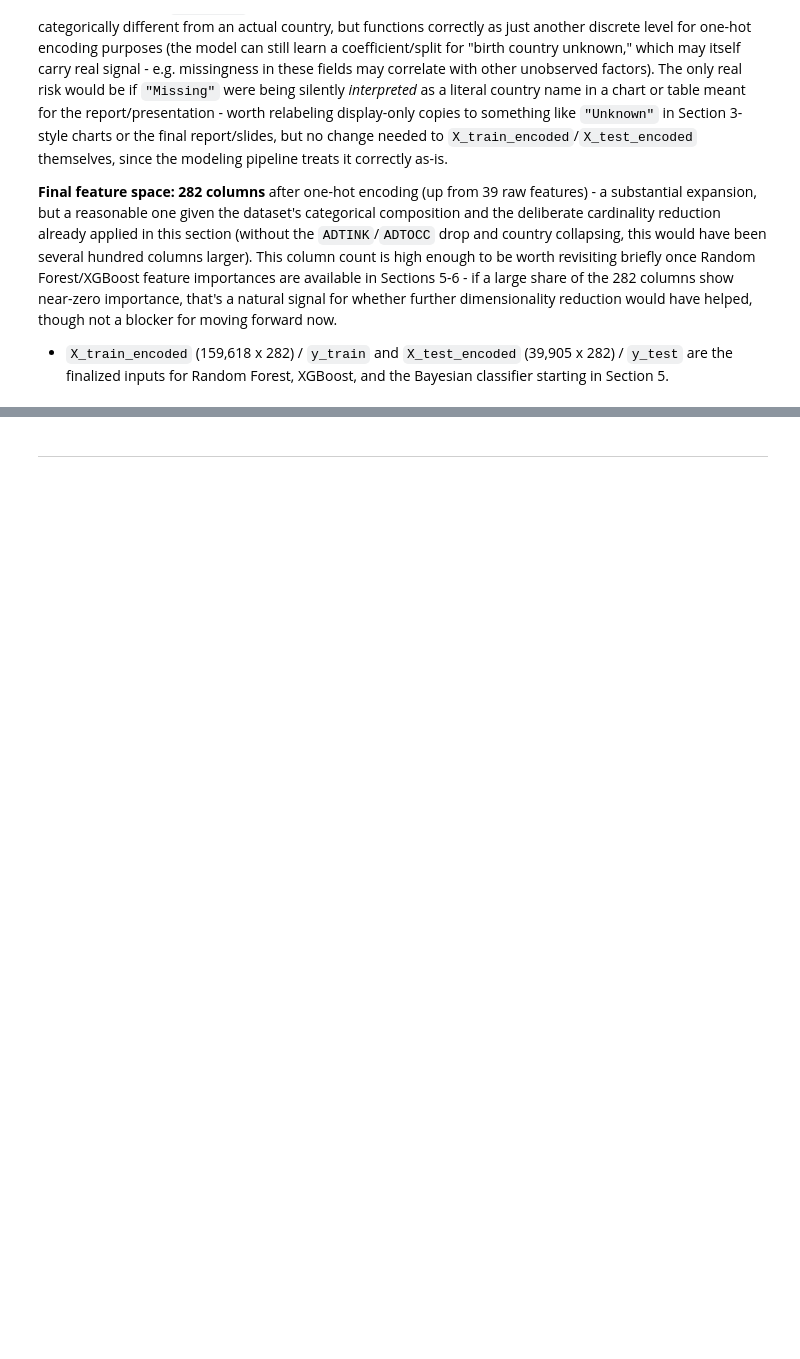
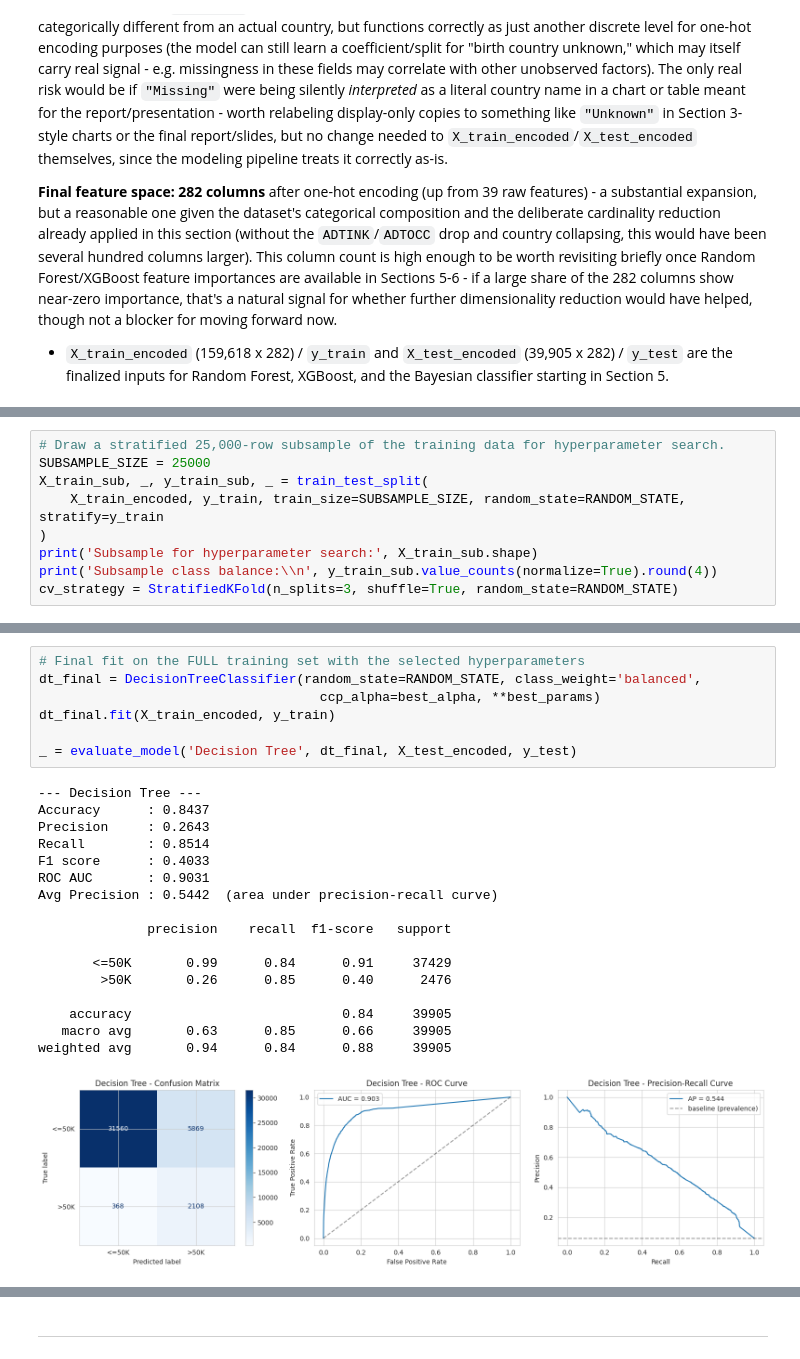
Before and after one commit to zendevs-uta/DataMining, a Jupyter notebook: Data_Final.ipynb, the cells around one changed output, grey strips where cells are left out. Cells and saved outputs as stored; diff of their text form; blank space fills up the shorter version.

```diff
--- a/Data_Final.ipynb
+++ b/Data_Final.ipynb
@@ -1310,0 +1388,9 @@ a blocker for moving forward now.
+# %%
+# Draw a stratified 25,000-row subsample of the training data for hyperparameter search.
+SUBSAMPLE_SIZE = 25000
+X_train_sub, _, y_train_sub, _ = train_test_split(
+    X_train_encoded, y_train, train_size=SUBSAMPLE_SIZE, random_state=RANDOM_STATE, stratify=y_train
+)
+print('Subsample for hyperparameter search:', X_train_sub.shape)
+print('Subsample class balance:\\n', y_train_sub.value_counts(normalize=True).round(4))
+cv_strategy = StratifiedKFold(n_splits=3, shuffle=True, random_state=RANDOM_STATE)
@@ -1310,0 +1449,25 @@ a blocker for moving forward now.
+# %%
+# Final fit on the FULL training set with the selected hyperparameters
+dt_final = DecisionTreeClassifier(random_state=RANDOM_STATE, class_weight='balanced',
+                                    ccp_alpha=best_alpha, **best_params)
+dt_final.fit(X_train_encoded, y_train)
+
+_ = evaluate_model('Decision Tree', dt_final, X_test_encoded, y_test)
+# %% [output]
+--- Decision Tree ---
+Accuracy      : 0.8437
+Precision     : 0.2643
+Recall        : 0.8514
+F1 score      : 0.4033
+ROC AUC       : 0.9031
+Avg Precision : 0.5442  (area under precision-recall curve)
+
+              precision    recall  f1-score   support
+
+       <=50K       0.99      0.84      0.91     37429
+        >50K       0.26      0.85      0.40      2476
+
+    accuracy                           0.84     39905
+   macro avg       0.63      0.85      0.66     39905
+weighted avg       0.94      0.84      0.88     39905
+[figure, added]
```
Also changed, not shown: parts of 29 cells of this notebook.
